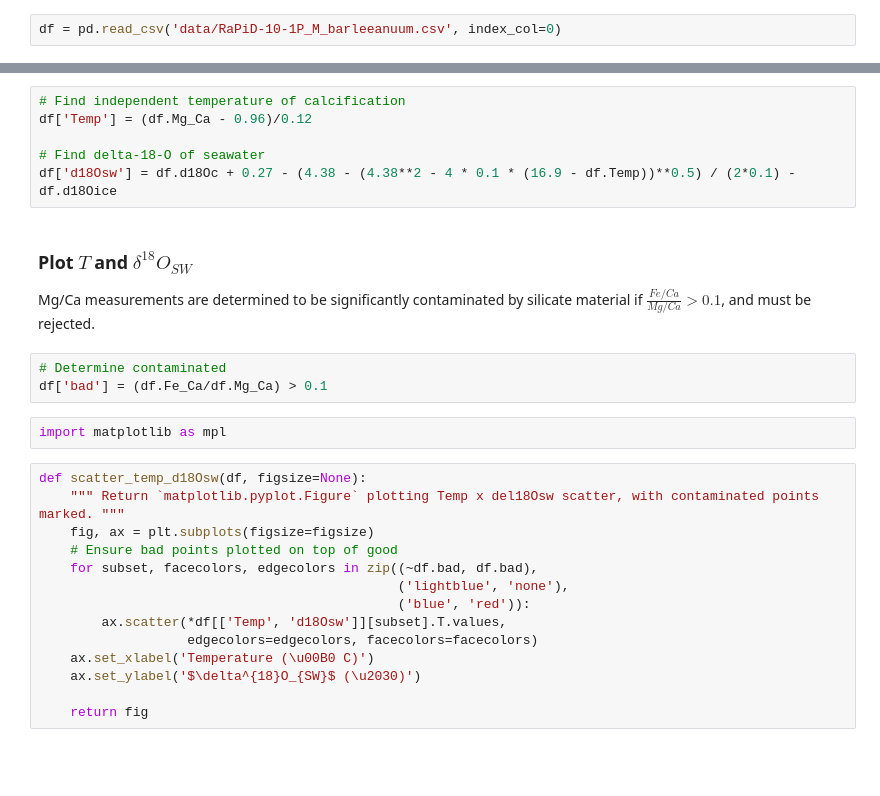
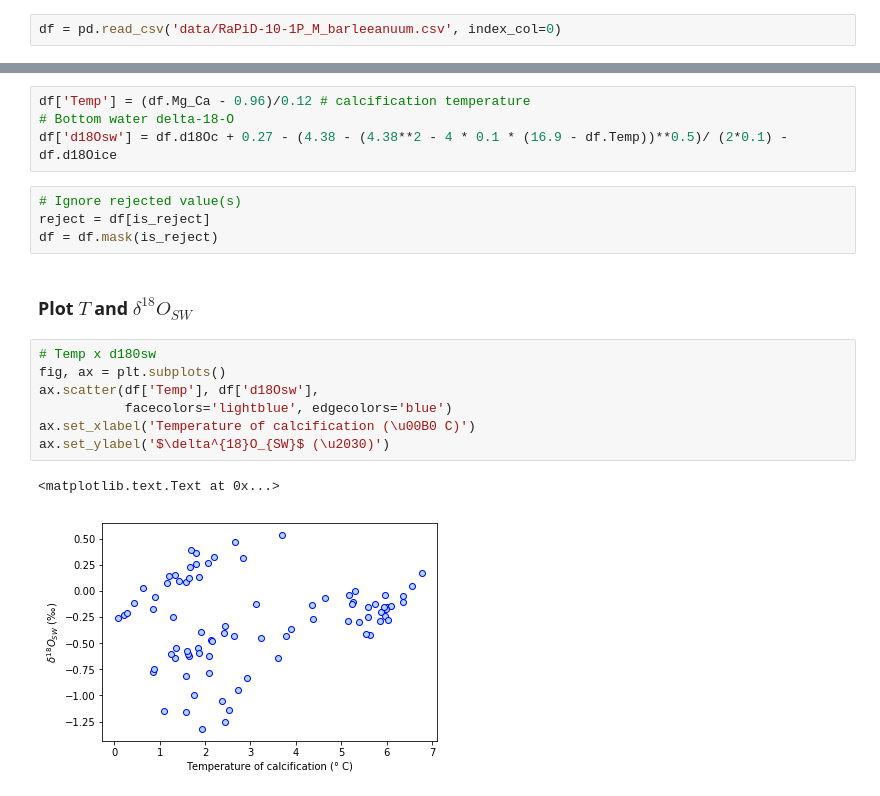
Before and after one commit to stainbank/deglacial-circulation, a Jupyter notebook: exercise1.ipynb, the cells around one changed output, grey strips where cells are left out. Saved outputs shown, nothing was run; the diff lists cells and outputs as text; blank space fills up the shorter version.

```diff
--- a/exercise1.ipynb
+++ b/exercise1.ipynb
@@ -24,29 +92,20 @@ df = pd.read_csv('data/RaPiD-10-1P_M_barleeanuum.csv', index_col=0)
 # %%
-# Find independent temperature of calcification
-df['Temp'] = (df.Mg_Ca - 0.96)/0.12
-
-# Find delta-18-O of seawater
-df['d18Osw'] = df.d18Oc + 0.27 - (4.38 - (4.38**2 - 4 * 0.1 * (16.9 - df.Temp))**0.5) / (2*0.1) - df.d18Oice
+df['Temp'] = (df.Mg_Ca - 0.96)/0.12 # calcification temperature
+# Bottom water delta-18-O
+df['d18Osw'] = df.d18Oc + 0.27 - (4.38 - (4.38**2 - 4 * 0.1 * (16.9 - df.Temp))**0.5)/ (2*0.1) - df.d18Oice
-# %% [markdown]
-### Plot $T$ and $\delta^{18}O_{SW}$
-
-Mg/Ca measurements are determined to be significantly contaminated by silicate material if $ \frac{Fe/Ca}{Mg/Ca} > 0.1 $, and must be rejected.
-# %%
-# Determine contaminated
-df['bad'] = (df.Fe_Ca/df.Mg_Ca) > 0.1
-# %%
-import matplotlib as mpl
+# %%
+# Ignore rejected value(s)
+reject = df[is_reject]
+df = df.mask(is_reject)
+# %% [markdown]
+### Plot $T$ and $\delta^{18}O_{SW}$
 # %%
-def scatter_temp_d18Osw(df, figsize=None):
-    """ Return `matplotlib.pyplot.Figure` plotting Temp x del18Osw scatter, with contaminated points marked. """
-    fig, ax = plt.subplots(figsize=figsize)
-    # Ensure bad points plotted on top of good
-    for subset, facecolors, edgecolors in zip((~df.bad, df.bad),
-                                              ('lightblue', 'none'),
-                                              ('blue', 'red')):
-        ax.scatter(*df[['Temp', 'd18Osw']][subset].T.values,
-                   edgecolors=edgecolors, facecolors=facecolors)
-    ax.set_xlabel('Temperature (\u00B0 C)')
-    ax.set_ylabel('$\delta^{18}O_{SW}$ (\u2030)')
-
-    return fig
+# Temp x d180sw
+fig, ax = plt.subplots()
+ax.scatter(df['Temp'], df['d18Osw'],
+           facecolors='lightblue', edgecolors='blue')
+ax.set_xlabel('Temperature of calcification (\u00B0 C)')
+ax.set_ylabel('$\delta^{18}O_{SW}$ (\u2030)')
+# %% [output]
+<matplotlib.text.Text at 0x...>
+[figure, added]
```
Also changed, not shown: parts of 20 cells of this notebook, 3 other files.
